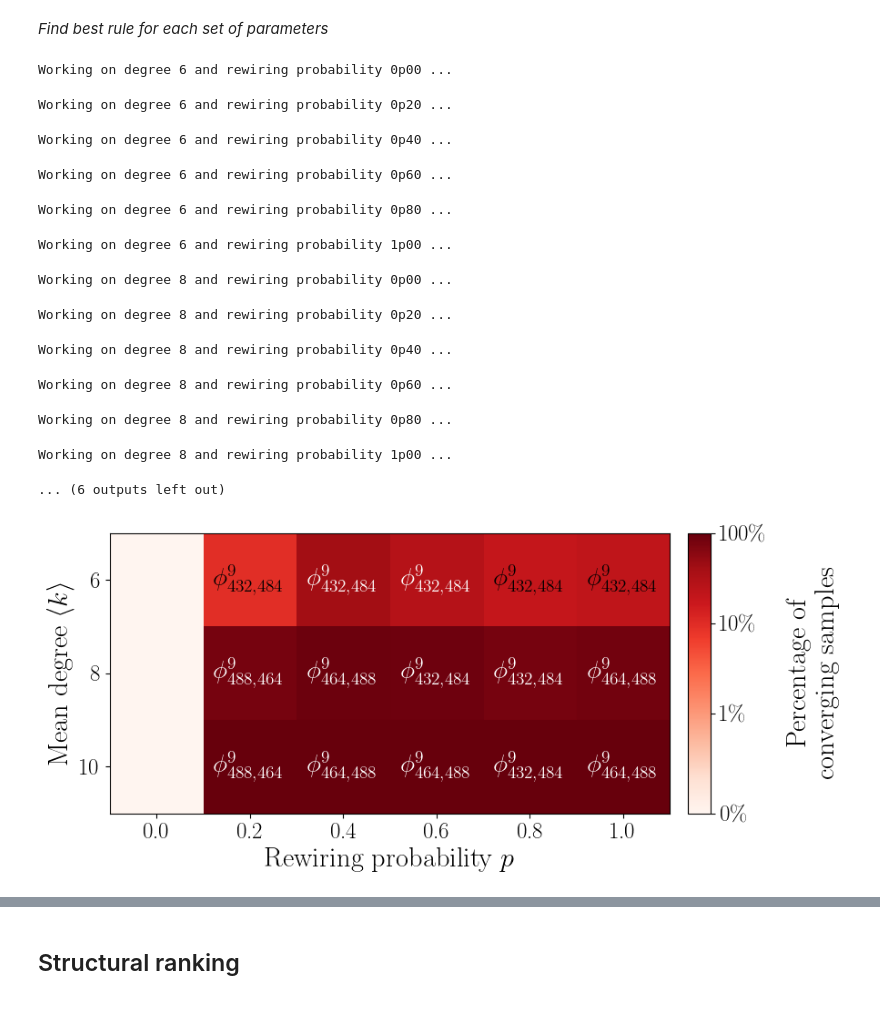
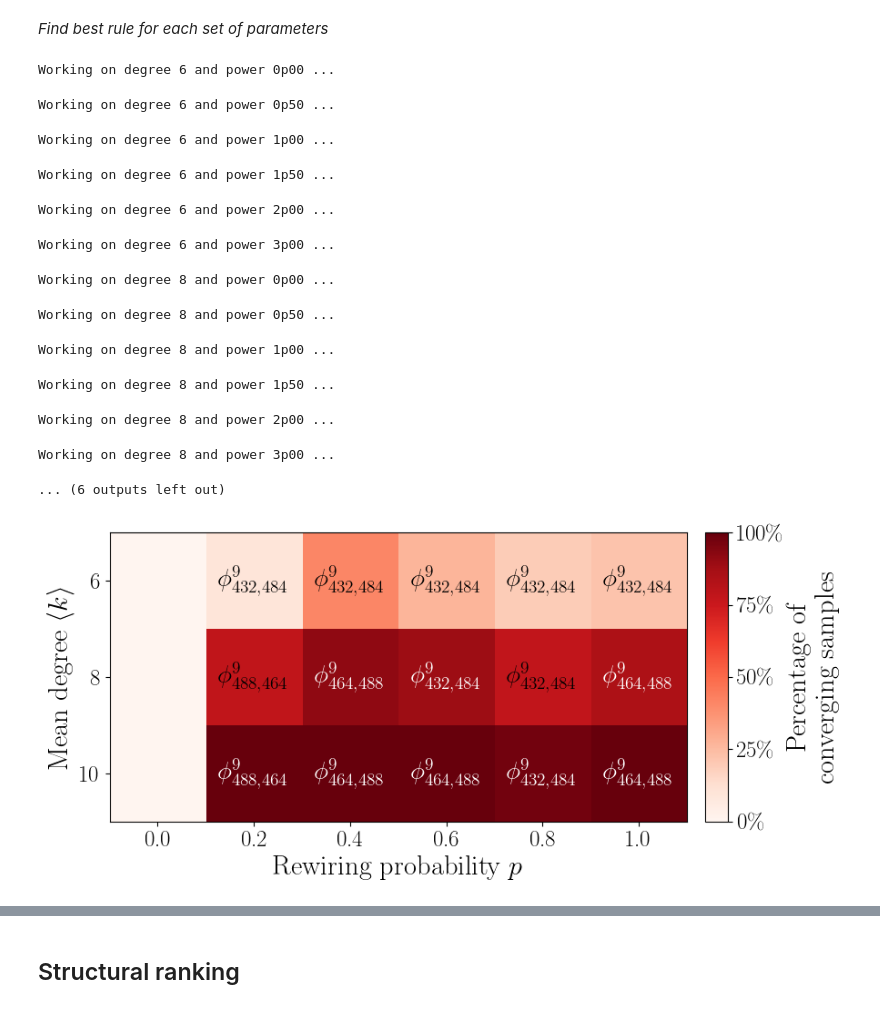
Before and after one commit to mrollier/network_automata_robustness, a Jupyter notebook: manuscript/impact_analysis-figures.ipynb, the cells around one changed output, grey strips where cells are left out. Cells and saved outputs as stored; diff of their text form; code cells hidden in the pictures.

Commit message:
add preferential-attachment data

```diff
--- a/manuscript/impact_analysis-figures.ipynb
+++ b/manuscript/impact_analysis-figures.ipynb
@@ -1501,23 +1499,32 @@ target_T = 100
 target_resolution = 9
 
 degree_values = [6, 8, 10]
-p_values = [0., .2, .4, .6, .8, 1.0]
-p_string_values = [f"{p:.2f}".replace('.', 'p') for p in p_values]
+# p_values = [0., .2, .4, .6, .8, 1.0]
+# p_string_values = [f"{p:.2f}".replace('.', 'p') for p in p_values]
+power_values = [0.0, 0.5, 1.0, 1.5, 2.0, 3.0]
+power_string_values = [f"{p:.2f}".replace('.', 'p') for p in power_values]
 
-final_best_rules = np.zeros((len(degree_values), len(p_values)), dtype=object)
-final_homogeneous_counts = np.zeros((len(degree_values), len(p_values)))
+# final_best_rules = np.zeros((len(degree_values), len(p_values)), dtype=object)
+# final_homogeneous_counts = np.zeros((len(degree_values), len(p_values)))
+
+final_best_rules = np.zeros((len(degree_values), len(power_values)), dtype=object)
+final_homogeneous_counts = np.zeros((len(degree_values), len(power_values)))
 
 n_best = 5
 
 configs_dir = os.path.join('data', 'impact_analysis', 'configs')
 
 for i, degree in enumerate(degree_values):
-    for j, p_str in enumerate(p_string_values):
-        print(f"Working on degree {degree} and rewiring probability {p_str} ...")
+    # for j, p_str in enumerate(p_string_values):
+    for j, power_str in enumerate(power_string_values):
+        # print(f"Working on degree {degree} and rewiring probability {p_str} ...")
+        print(f"Working on degree {degree} and power {power_str} ...")
         target_degree = degree
-        target_p_str = p_str
+        # target_p_str = p_str
+        target_power_str = power_str
 
-        configs_name = f'configs_resolution{target_resolution}_N{target_num_nodes}_k{target_degree}_p{target_p_str}.h5'
+        # configs_name = f'configs_resolution{target_resolution}_N{target_num_nodes}_k{target_degree}_p{target_p_str}.h5'
+        configs_name = f'configs_resolution{target_resolution}_N{target_num_nodes}_k{target_degree}_power{target_power_str}.h5'
         h5_path = os.path.join(configs_dir, configs_name)
 
         rule_pattern = re.compile(r"^r(\d+)beta(\d+)sigma(\d+)$")
@@ -1556,34 +1563,35 @@ for i, degree in enumerate(degree_values):
             final_homogeneous_counts[i,j] = current_best
             final_best_rules[i,j] = current_rule
 
-np.save("final_homogeneous_counts_rings.npy", final_homogeneous_counts)
-np.save("final_best_rules_rings.npy", final_best_rules)
+np.save("final_homogeneous_counts_ba.npy", final_homogeneous_counts)
+np.save("final_best_rules_ba.npy", final_best_rules)
 # %% [output]
-Working on degree 6 and rewiring probability 0p00 ...
+Working on degree 6 and power 0p00 ...
-Working on degree 6 and rewiring probability 0p20 ...
+Working on degree 6 and power 0p50 ...
-Working on degree 6 and rewiring probability 0p40 ...
+Working on degree 6 and power 1p00 ...
-Working on degree 6 and rewiring probability 0p60 ...
+Working on degree 6 and power 1p50 ...
-Working on degree 6 and rewiring probability 0p80 ...
+Working on degree 6 and power 2p00 ...
-Working on degree 6 and rewiring probability 1p00 ...
+Working on degree 6 and power 3p00 ...
-Working on degree 8 and rewiring probability 0p00 ...
+Working on degree 8 and power 0p00 ...
-Working on degree 8 and rewiring probability 0p20 ...
+Working on degree 8 and power 0p50 ...
-Working on degree 8 and rewiring probability 0p40 ...
+Working on degree 8 and power 1p00 ...
-Working on degree 8 and rewiring probability 0p60 ...
+Working on degree 8 and power 1p50 ...
-Working on degree 8 and rewiring probability 0p80 ...
+Working on degree 8 and power 2p00 ...
-Working on degree 8 and rewiring probability 1p00 ...
+Working on degree 8 and power 3p00 ...
 ... (6 outputs left out)
 # %%
 network_type = 'rings'
 final_homogeneous_counts = np.load(f"final_homogeneous_counts_{network_type}.npy")
 final_best_rules = np.load(f"final_best_rules_{network_type}.npy", allow_pickle=True)
 
-if network_type == 'rings':
+if network_type in ['rings', 'ba']:
     degree_values = [6, 8, 10]
 elif network_type == 'grids':
     degree_values = [4, 8, 12]
 p_values = [0., .2, .4, .6, .8, 1.0]
+power_values = [0.0, 0.5, 1.0, 1.5, 2.0, 3.0]
 # %%
-from matplotlib.colors import SymLogNorm
+from matplotlib.colors import PowerNorm
 from mpl_toolkits.axes_grid1 import make_axes_locatable
 
 final_homogeneous_fractions = final_homogeneous_counts / stacked_configs.shape[0]
@@ -1592,9 +1600,10 @@ fig, ax = plt.subplots(figsize=(9, 9))
 fontsize = 22
 cmap='Reds'
 
-linthresh = 1e-2
-norm = SymLogNorm(linthresh=linthresh, vmin=final_homogeneous_fractions.min(), vmax=1.)
+gamma = 1.0
+norm = PowerNorm(gamma=gamma, vmin=0, vmax=1.)
 im = ax.imshow(final_homogeneous_fractions, cmap=cmap, norm=norm)
+value_color_threshold = 0.8
 
 for row in range(final_homogeneous_fractions.shape[0]):
     for col in range(final_homogeneous_fractions.shape[1]):
@@ -1602,35 +1611,39 @@ for row in range(final_homogeneous_fractions.shape[0]):
         beta, sigma = final_best_rules[row, col]
         if value == 0:
             rule = ''
         else:
             rule = f'$\\phi^{{{target_resolution}}}_{{{beta},{sigma}}}$'
-        text_color = "white" if norm(value) > 0.8 else "black"
+        text_color = "white" if norm(value) > value_color_threshold else "black"
         text = fr"{rule}"
         ax.text(col, row, text, ha="center", va="center", color=text_color, fontsize=fontsize-2, fontweight='bold')
 
 ax.set_xlabel(f'Rewiring probability $p$', fontsize=fontsize)
+# ax.set_xlabel(f'Preferential attachment exponent $\\alpha$', fontsize=fontsize)
 ax.set_ylabel(f'Mean degree $\\langle k \\rangle$', fontsize=fontsize)
 # ax.set_title('Final homogeneous fractions')
 divider = make_axes_locatable(ax)
 cax = divider.append_axes("right", size="4%", pad=0.2)
 cbar = fig.colorbar(im, cax=cax, label='Percentage of\nconverging samples', orientation='vertical')
-cbar.set_ticks([0, 0.01, 0.1, 1.0]) # ([0, 0.001, 0.01, 0.1, 1.0])
-cbar.set_ticklabels([f'0\\%', f'1\\%', f'10\\%', f'100\\%']) # ([f'0\\%', f'0.1\\%', f'1\\%', f'10\\%', f'100\\%'])
+cbar.set_ticks([0, 0.25, 0.5, 0.75, 1.0]) # ([0, 0.001, 0.01, 0.1, 1.0])
+cbar.set_ticklabels([f'0\\%', f'25\\%', f'50\\%', f'75\\%', f'100\\%']) # ([f'0\\%', f'0.1\\%', f'1\\%', f'10\\%', f'100\\%'])
 cbar.ax.tick_params(labelsize=fontsize-4)
 
 cbar.ax.yaxis.label.set_fontsize(fontsize)
-cbar.ax.yaxis.labelpad = 14
+cbar.ax.yaxis.labelpad = 0
 cbar.ax.yaxis.set_label_position('right')
 cbar.ax.yaxis.set_ticks_position('right')
 
 ax.set_xticks(np.arange(len(p_values)))
 ax.set_xticklabels(np.array(p_values), size=fontsize-4)
+
+# ax.set_xticks(np.arange(len(power_values)))
+# ax.set_xticklabels(np.array(power_values), size=fontsize-4)
 
 ax.set_yticks(np.arange(len(degree_values)))
 ax.set_yticklabels(np.array(degree_values), size=fontsize-4)
 
 plt.tight_layout()
 
 plt.savefig(figures_dir+f'final_homogeneous_fractions-r{target_resolution}-{network_type}.pdf', bbox_inches='tight')
 # %% [output]
-[figure, old version]
+[figure, new version]
```
Also changed, not shown: parts of 3 cells of this notebook, 2 other files.
